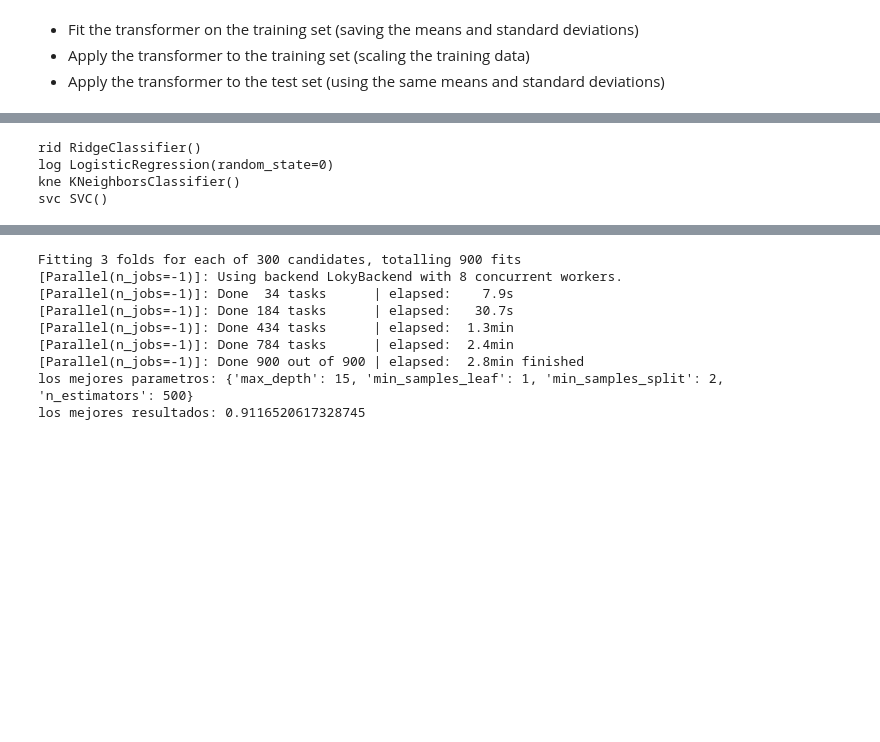
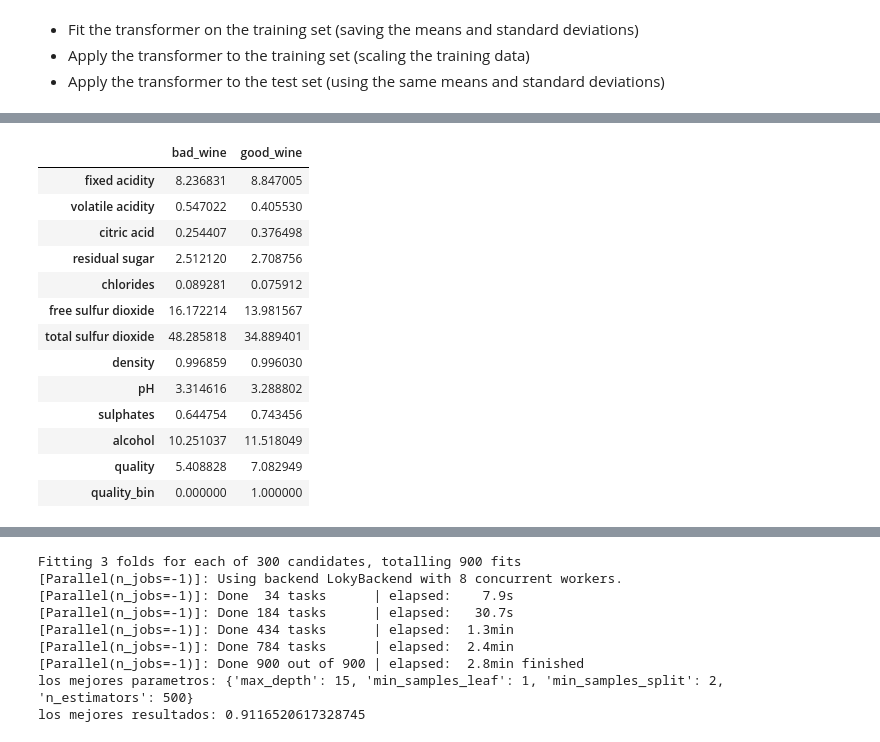
Before and after one commit to gonzalo71/TestGit, a Jupyter notebook: ejercicio_refuerzo.ipynb, the cells around one changed output, grey strips where cells are left out. Cells and saved outputs as stored; diff of their text form; code cells hidden in the pictures; blank space fills up the shorter version.

```diff
--- a/ejercicio_refuerzo.ipynb
+++ b/ejercicio_refuerzo.ipynb
@@ -66,6 +75,32 @@ def label_wine(Y):
 y_train_label = label_wine(y_train)
 # %%
 y_test_label = label_wine(y_test)
+# %%
+# creamos una nueva columna con buenos y malos vinos
+data_copy = data.copy()
+data_copy["quality_bin"] = label_wine(data_copy["quality"])
+# %%
+# vemos caracteristicas vinos malos
+
+bad_wine = data_copy.loc[data_copy["quality_bin"] == 0].mean()
+good_wine = data_copy.loc[data_copy["quality_bin"] == 1].mean()
+comparative_wine = pd.DataFrame(data={"bad_wine":bad_wine,"good_wine":good_wine})
+comparative_wine.style.background_gradient(cmap="Reds",axis=1)
+# %% [output]
+|  | bad_wine | good_wine |
+| fixed acidity | 8.236831 | 8.847005 |
+| volatile acidity | 0.547022 | 0.405530 |
+| citric acid | 0.254407 | 0.376498 |
+| residual sugar | 2.512120 | 2.708756 |
+| chlorides | 0.089281 | 0.075912 |
+| free sulfur dioxide | 16.172214 | 13.981567 |
+| total sulfur dioxide | 48.285818 | 34.889401 |
+| density | 0.996859 | 0.996030 |
+| pH | 3.314616 | 3.288802 |
+| sulphates | 0.644754 | 0.743456 |
+| alcohol | 10.251037 | 11.518049 |
+| quality | 5.408828 | 7.082949 |
+| quality_bin | 0.000000 | 1.000000 |
 # %%
 # modelo baseline
 from sklearn.model_selection import KFold
@@ -90,11 +123,3 @@ dict_prueba = {"rid":RidgeClassifier(),"log":LogisticRegression(random_state=0,c
-# %%
-for key,value in dict_prueba.items():
-    print(key,value)
-# %% [output]
-rid RidgeClassifier()
-log LogisticRegression(random_state=0)
-kne KNeighborsClassifier()
-svc SVC()
 # %%
 baseline(X_train,y_train_label)
 # %% [output]
```
Also changed, not shown: parts of 12 cells of this notebook, 1 other file.
